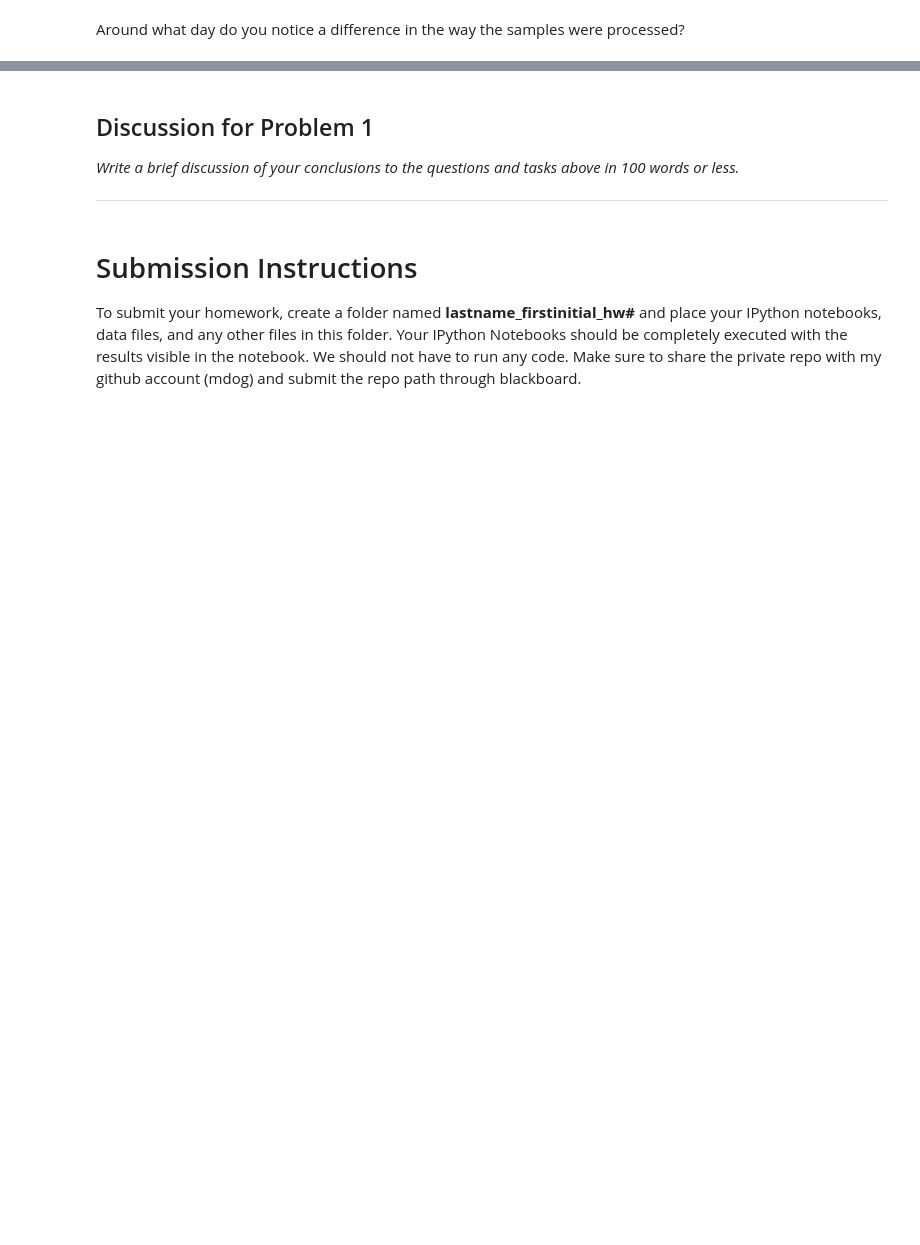
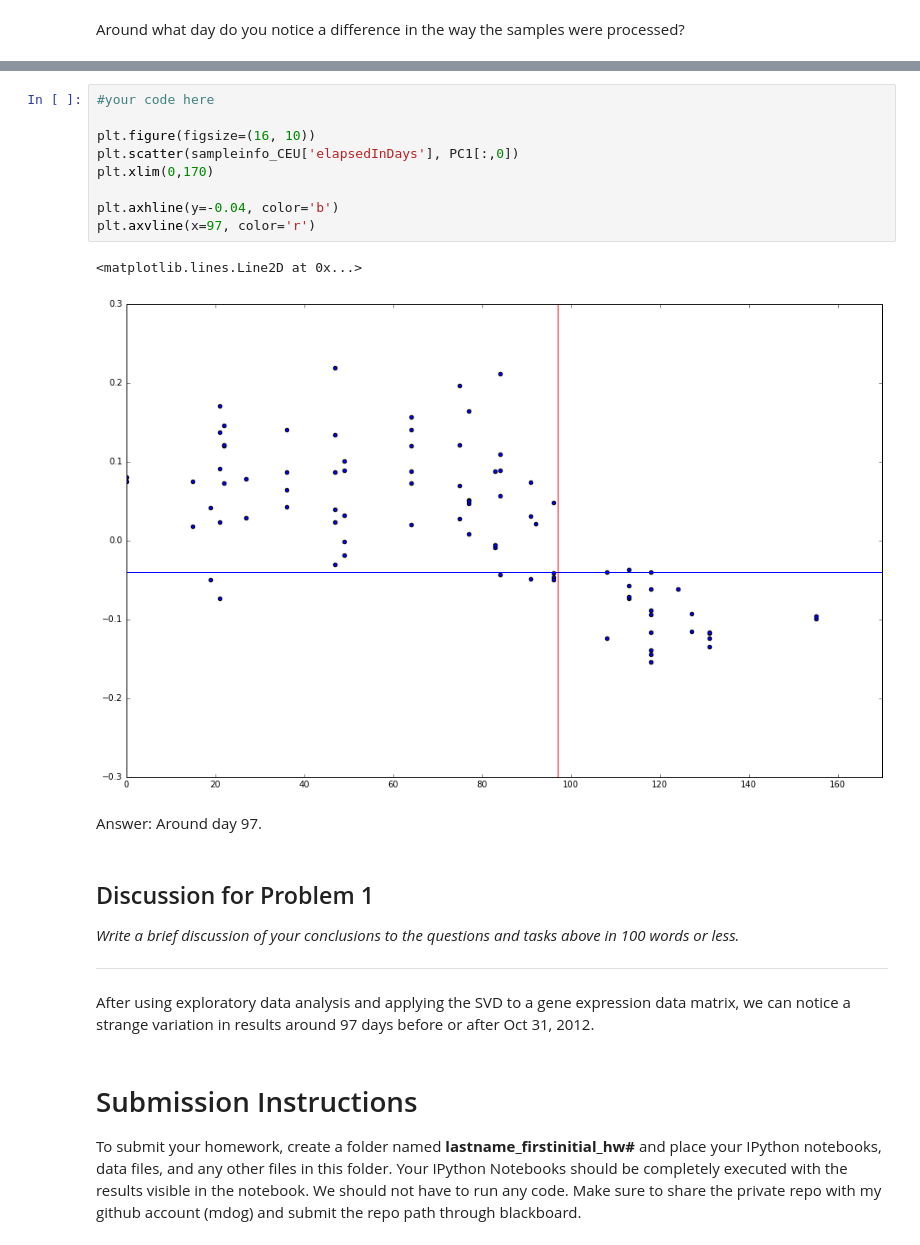
Before and after one commit to LinfinityLab/data-science-hw-assignments, a Jupyter notebook: lin_w_hw2/HW2P1.ipynb, the cells around one changed output, grey strips where cells are left out. Drawn from its saved outputs; the diff is of its cells as text; blank space fills up the shorter version.

```diff
--- a/lin_w_hw2/HW2P1.ipynb
+++ b/lin_w_hw2/HW2P1.ipynb
@@ -131,9 +282,24 @@ Answer:
+# %%
+#your code here
+
+plt.figure(figsize=(16, 10))
+plt.scatter(sampleinfo_CEU['elapsedInDays'], PC1[:,0])
+plt.xlim(0,170)
+
+plt.axhline(y=-0.04, color='b')
+plt.axvline(x=97, color='r')
+# %% [output]
+<matplotlib.lines.Line2D at 0x...>
+[figure, added]
+# %% [markdown]
+Answer: Around day 97.
 # %% [markdown]
 ## Discussion for Problem 1
 
 *Write a brief discussion of your conclusions to the questions and tasks above in 100 words or less.*
 
 ---
+After using exploratory data analysis and applying the SVD to a gene expression data matrix, we can notice a strange variation in results around 97 days before or after Oct 31, 2012.
 # %% [markdown]
 # Submission Instructions
 
```
Also changed, not shown: parts of 24 cells of this notebook.
